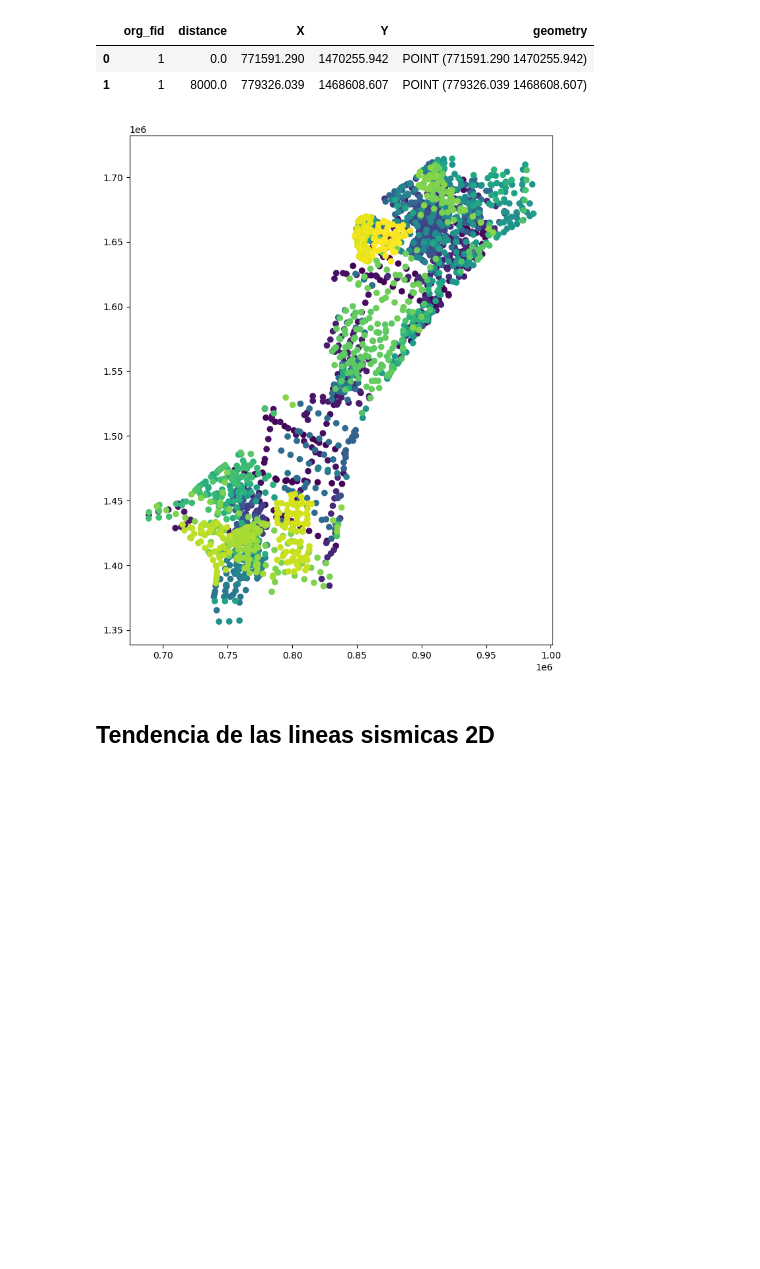
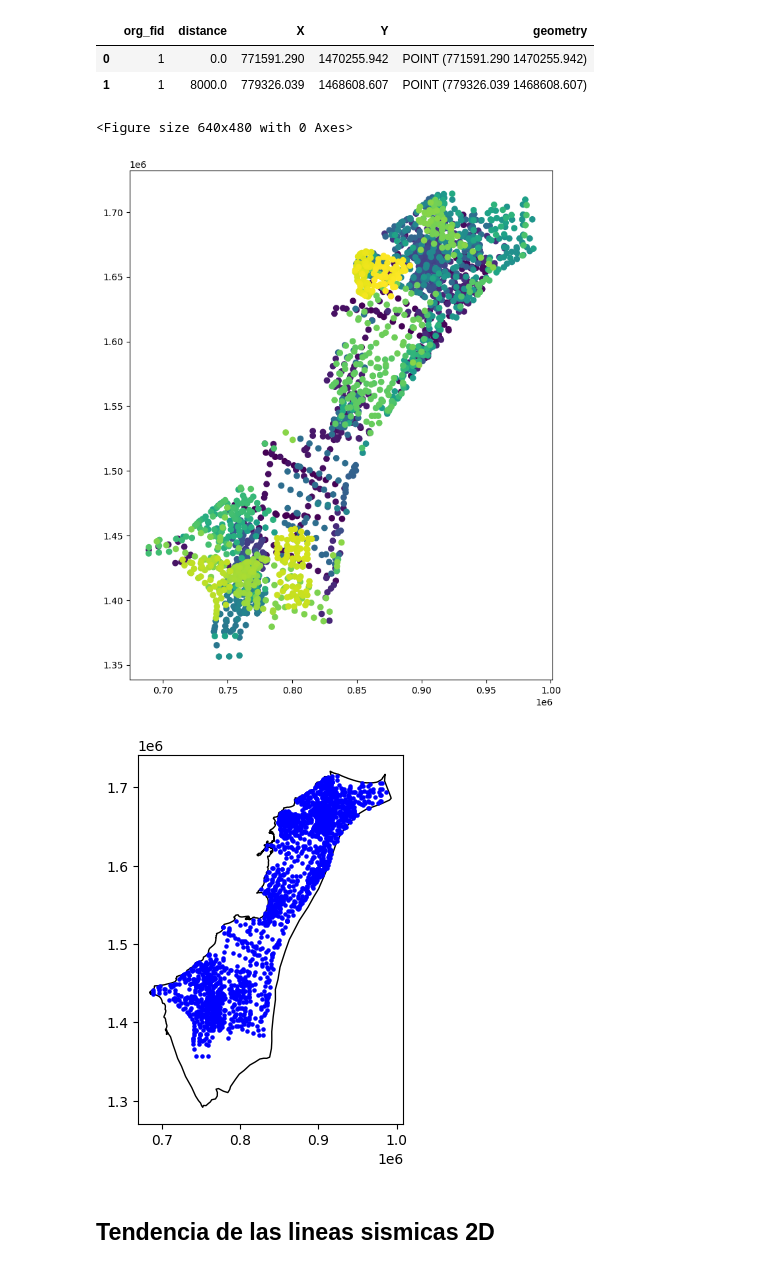
Before and after one commit to Anggarciaar/Proyecto_AnalisisGeoespacial, a Jupyter notebook: Proyecto_AnalisisGeoespacial.ipynb, the cells around one changed output. Cells and saved outputs as stored; diff of their text form; code cells hidden in the pictures; blank space fills up the shorter version.

```diff
--- a/Proyecto_AnalisisGeoespacial.ipynb
+++ b/Proyecto_AnalisisGeoespacial.ipynb
@@ -818,11 +812,24 @@ Sismica.head(2)
 | 1 | 1 | 8000.0 | 779326.039 | 1468608.607 | POINT (779326.039 1468608.607) |
 # %%
 import matplotlib.pyplot as plt
+SSJ.plot(ax=ax, facecolor='none', edgecolor='black')
 fig, ax = plt.subplots(figsize=(12,10))
 Sismica.plot(column='org_fid', ax=ax);
 plt.savefig('/content/drive/MyDrive/DATA_ProyectoAG/Datos creados/Puntos_lineas2Ddistribución.png')
 # %% [output]
+<Figure size 640x480 with 0 Axes>
 [figure]
+# %%
+fig, ax = plt.subplots()
+SSJ.plot(ax=ax, facecolor='none', edgecolor='black')
+puntos_dentro = Sismica.within(SSJ.geometry.iloc[0])  # Filtrar puntos dentro del polígono
+Sismica[puntos_dentro].plot(ax=ax, color='blue', markersize=5)
+plt.show()
+
+
+fig.savefig('/content/drive/MyDrive/DATA_ProyectoAG/Datos creados/linea2Ds.png', dpi=300)
+# %% [output]
+[figure, added]
 # %% [markdown]
 ## **Tendencia de las lineas sismicas 2D**
 # %%
```
Also changed, not shown: parts of 12 cells of this notebook.
